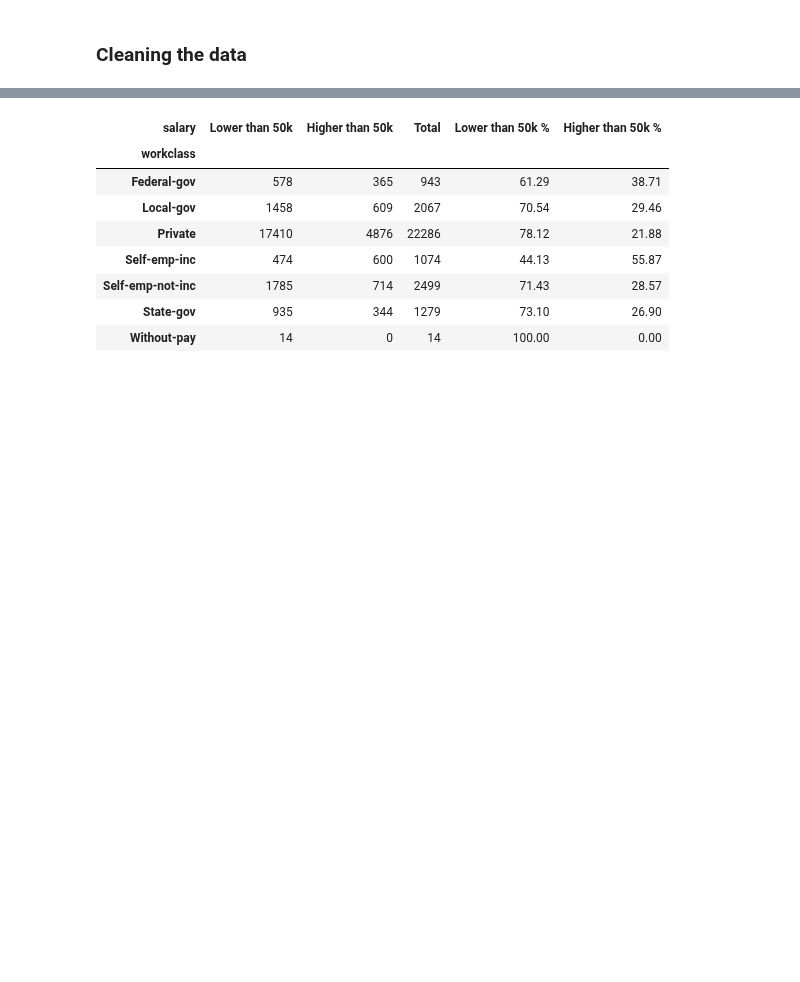
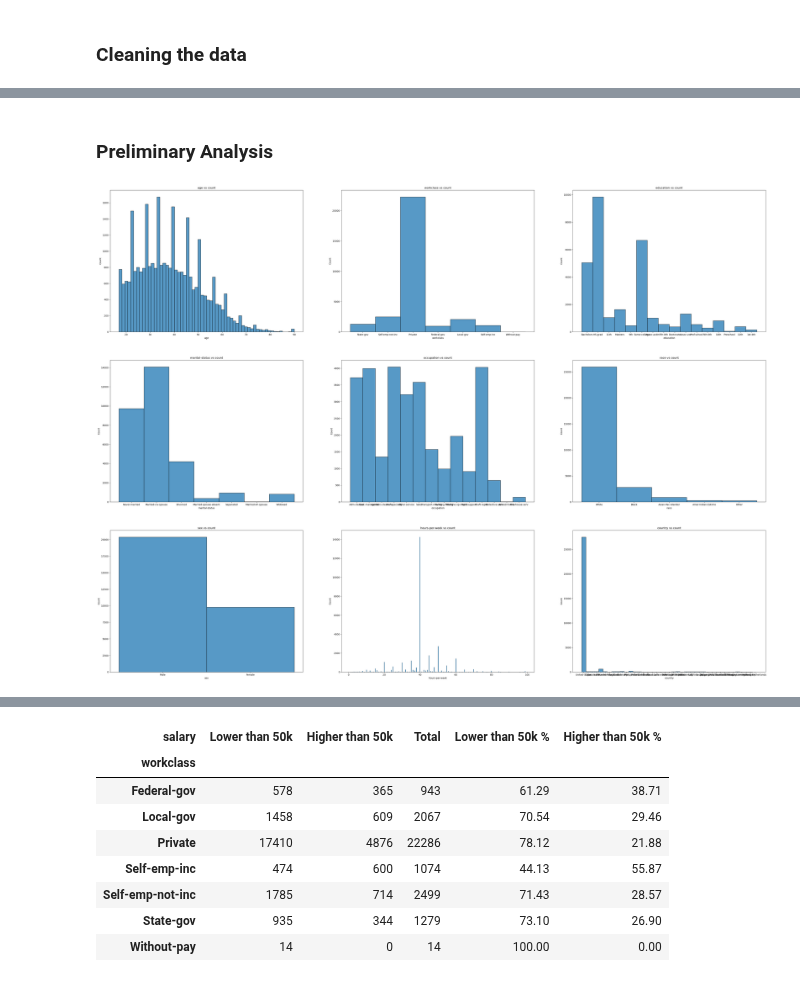
Before and after one commit to ajayvarghese2000/22WSD074-Machine-Learning-Principles, a Jupyter notebook: CW1/code - Copy.ipynb, the cells around one changed output, grey strips where cells are left out. Saved outputs shown, nothing was run; the diff lists cells and outputs as text; code cells hidden in the pictures; blank space fills up the shorter version.

```diff
--- a/CW1/code - Copy.ipynb
+++ b/CW1/code - Copy.ipynb
@@ -59,0 +64,21 @@ dataset.head(5)
+# %% [markdown]
+### Preliminary Analysis
+# %%
+a=4
+b=3
+c=1
+# Set figure size
+fig = plt.figure(figsize=(50,50))
+
+for i in dataset.columns:
+
+    if i == 'salary':
+        continue
+
+    plt.subplot(a, b, c)
+    plt.title('{} vs count'.format(i))
+    plt.xlabel(i)
+    sns.histplot(dataset[i])
+    c = c + 1
+# %% [output]
+[figure, added]
```
Also changed, not shown: parts of 8 cells of this notebook, 2 other files.
